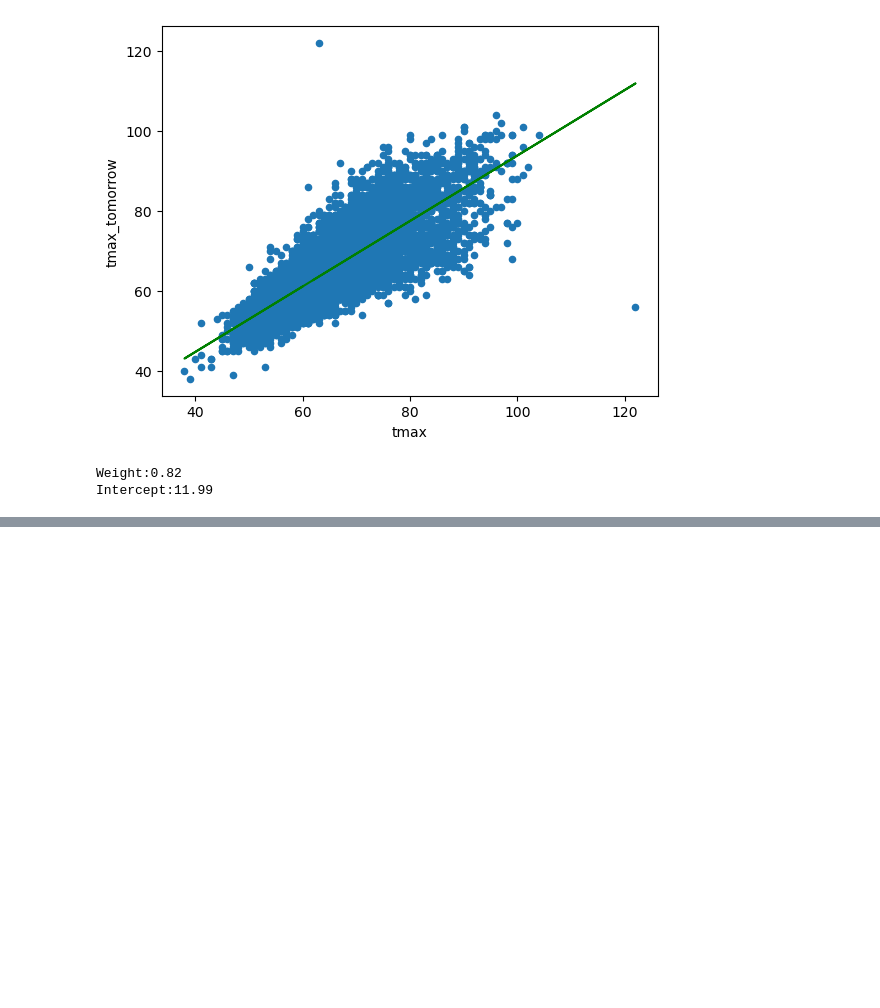
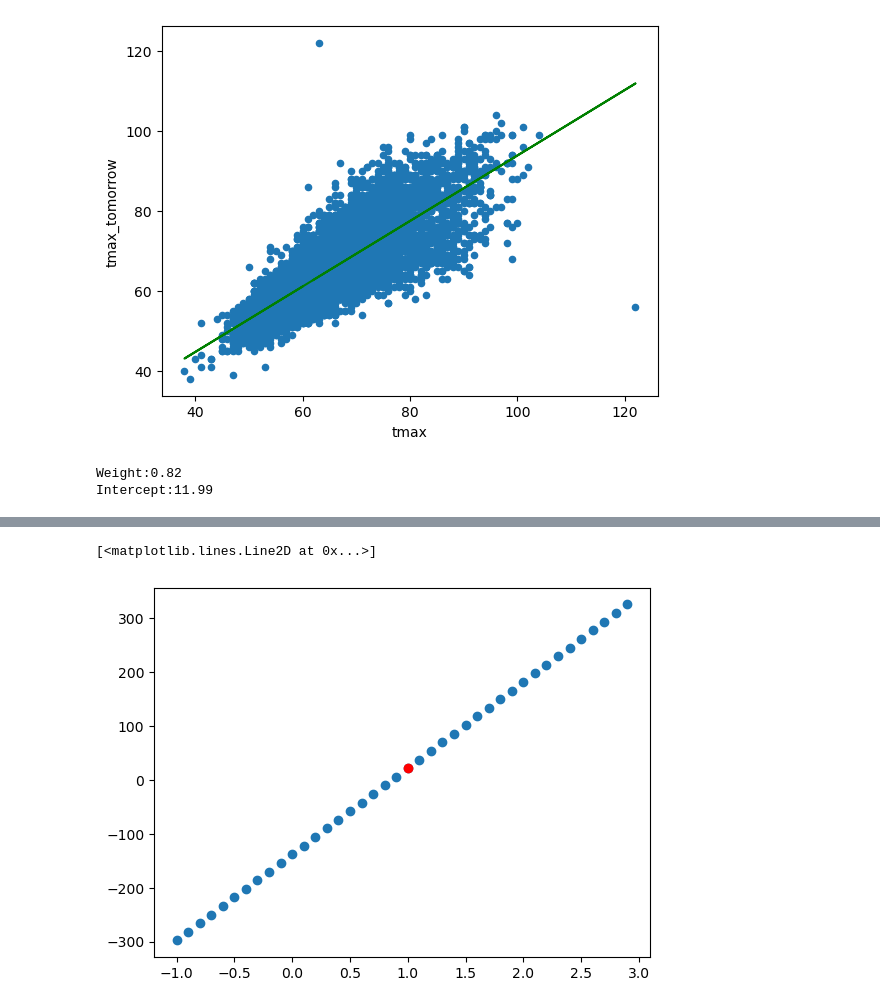
Before and after one commit to AvirukthGT/MachineLearingAlgosFromScratch, a Jupyter notebook: GradientDescent.ipynb, the cells around one changed output, grey strips where cells are left out. Cells and saved outputs as stored; diff of their text form; code cells hidden in the pictures; blank space fills up the shorter version.

```diff
--- a/GradientDescent.ipynb
+++ b/GradientDescent.ipynb
@@ -47,0 +64,8 @@ Intercept:11.99
+# %%
+gradient = lambda w,y: ((w*80+11.99)-y)*2
+gradients=gradient(ws,y)
+plt.scatter(ws,gradients)
+plt.plot(1,gradient(1,y),'ro')
+# %% [output]
+[<matplotlib.lines.Line2D at 0x...>]
+[figure, added]
```
Also changed, not shown: parts of 7 cells of this notebook.
